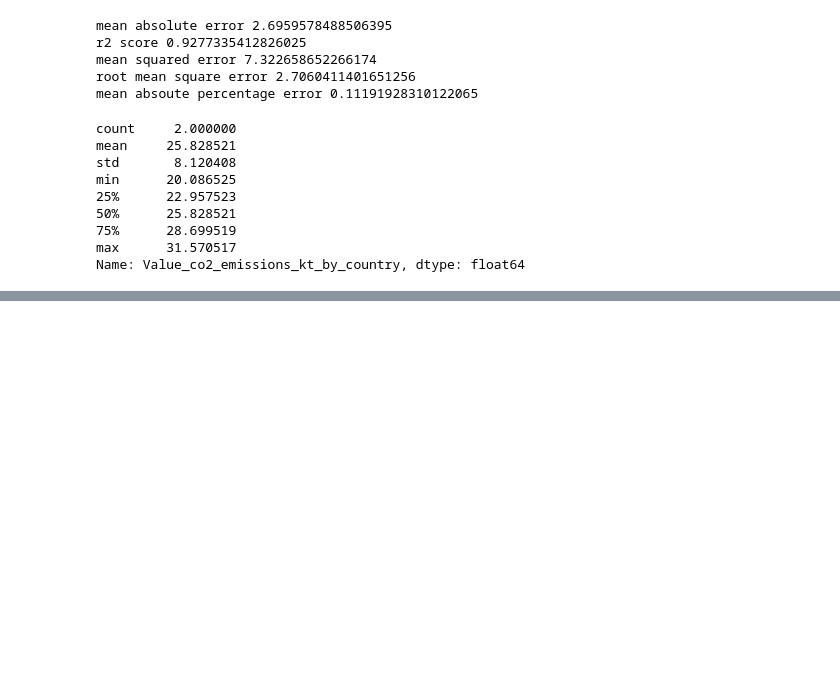
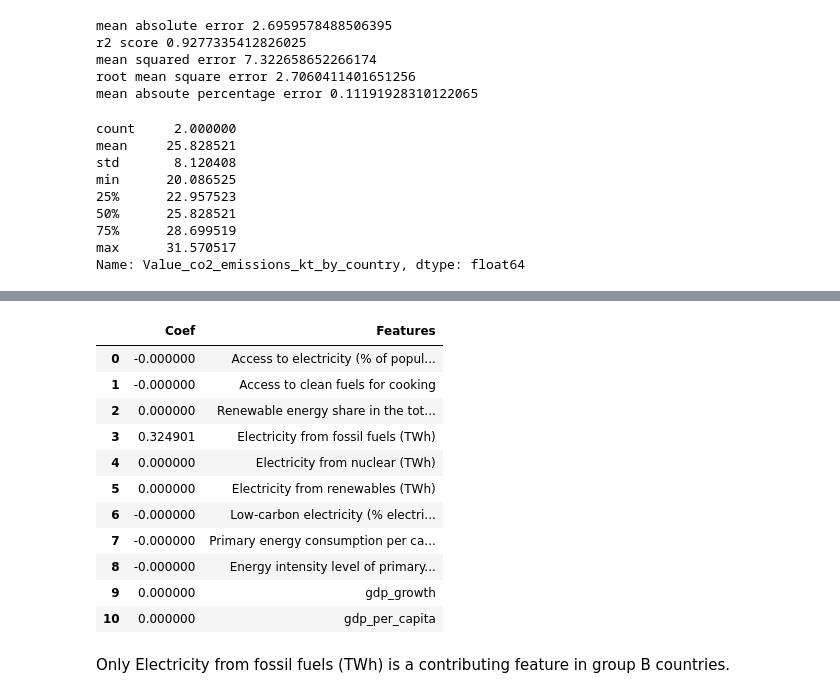
Before and after one commit to gauravjoshijo/CO2_Emission_Contribution_Model, a Jupyter notebook: Test_5.ipynb, the cells around one changed output, grey strips where cells are left out. Drawn from its saved outputs; the diff is of its cells as text; code cells hidden in the pictures; blank space fills up the shorter version.

```diff
--- a/Test_5.ipynb
+++ b/Test_5.ipynb
@@ -253,0 +296,17 @@ Name: Value_co2_emissions_kt_by_country, dtype: float64
+# %%
+coef
+# %% [output]
+|  | Coef | Features |
+| 0 | -0.000000 | Access to electricity (% of popul... |
+| 1 | -0.000000 | Access to clean fuels for cooking |
+| 2 | 0.000000 | Renewable energy share in the tot... |
+| 3 | 0.324901 | Electricity from fossil fuels (TWh) |
+| 4 | 0.000000 | Electricity from nuclear (TWh) |
+| 5 | 0.000000 | Electricity from renewables (TWh) |
+| 6 | -0.000000 | Low-carbon electricity (% electri... |
+| 7 | -0.000000 | Primary energy consumption per ca... |
+| 8 | -0.000000 | Energy intensity level of primary... |
+| 9 | 0.000000 | gdp_growth |
+| 10 | 0.000000 | gdp_per_capita |
+# %% [markdown]
+Only Electricity from fossil fuels (TWh) is a contributing feature in group B countries.
```
Also changed, not shown: parts of 27 cells of this notebook.
